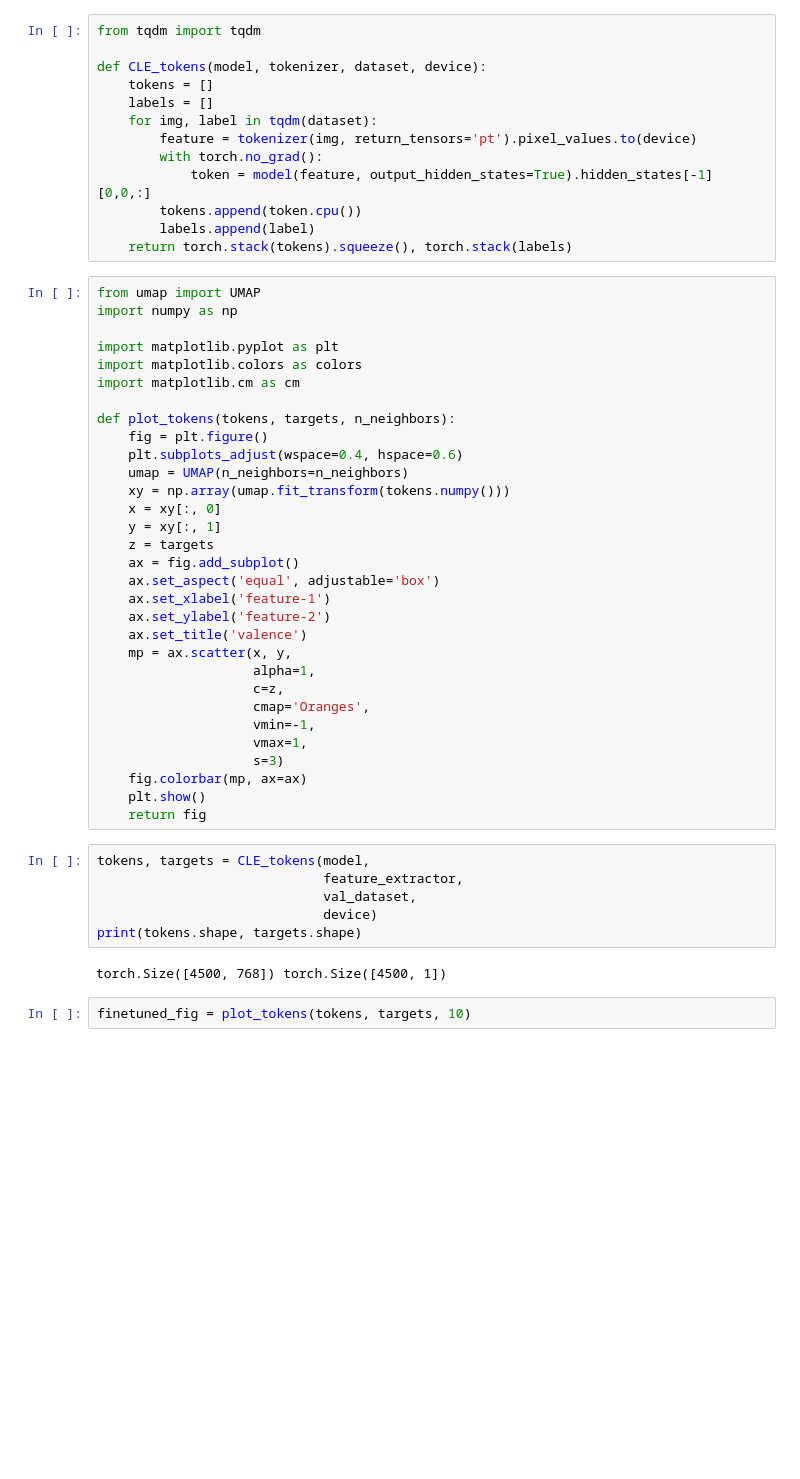
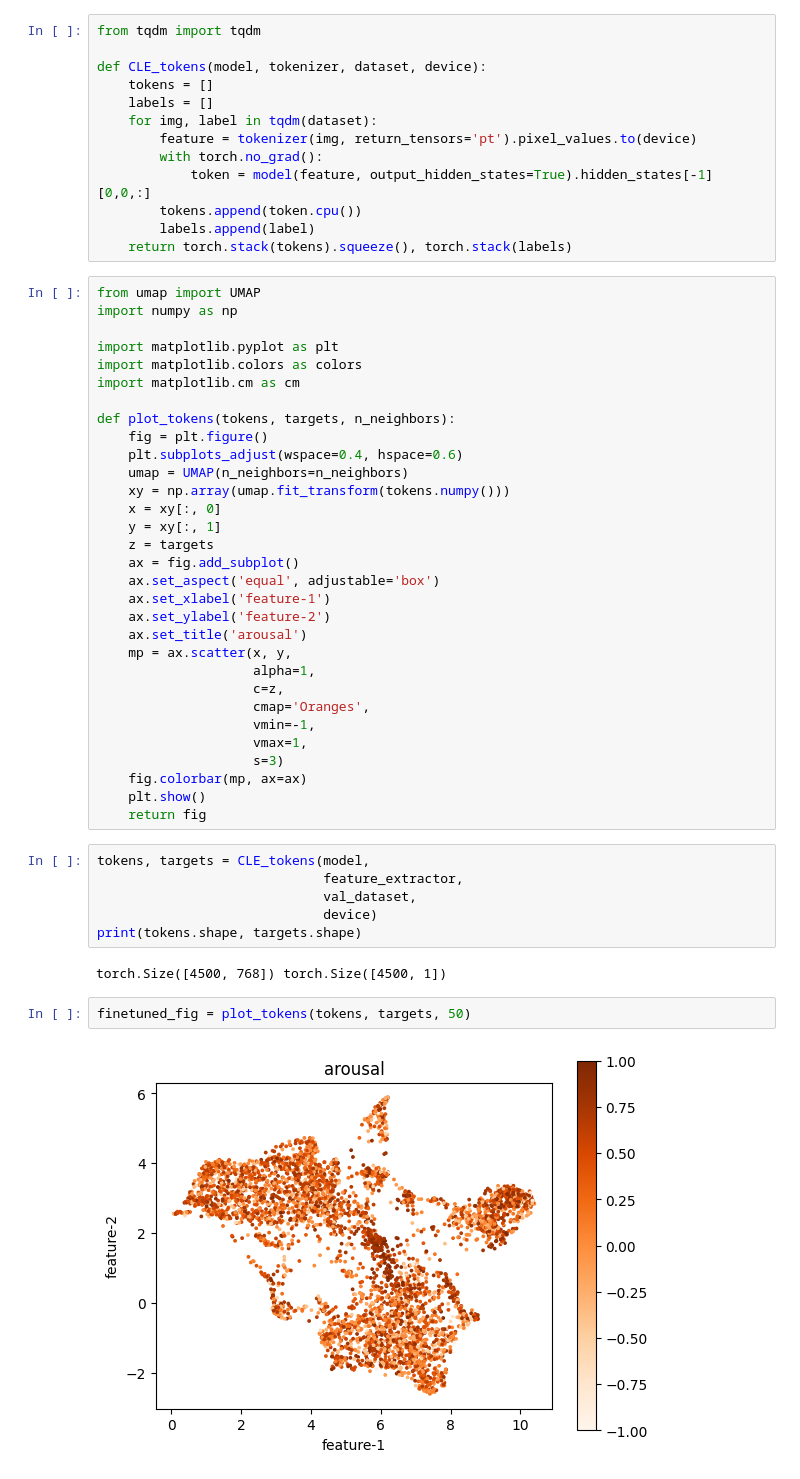
Before and after one commit to HoriiLabWork/lab-work, a Jupyter notebook: affectnet_vit_kde_aro.ipynb, the cells around one changed output. Drawn from its saved outputs; the diff is of its cells as text; blank space fills up the shorter version.

```diff
--- a/affectnet_vit_kde_aro.ipynb
+++ b/affectnet_vit_kde_aro.ipynb
@@ -274,7 +296,7 @@ def plot_tokens(tokens, targets, n_neighbors):
     ax.set_aspect('equal', adjustable='box')
     ax.set_xlabel('feature-1')
     ax.set_ylabel('feature-2')
-    ax.set_title('valence')
+    ax.set_title('arousal')
     mp = ax.scatter(x, y,
                     alpha=1,
                     c=z,
@@ -294,5 +316,7 @@ print(tokens.shape, targets.shape)
 # %% [output]
 torch.Size([4500, 768]) torch.Size([4500, 1])
 # %%
-finetuned_fig = plot_tokens(tokens, targets, 10)
+finetuned_fig = plot_tokens(tokens, targets, 50)
+# %% [output]
+[figure, added]
 # %%
```
Also changed, not shown: parts of 8 cells of this notebook, 1 other file.
